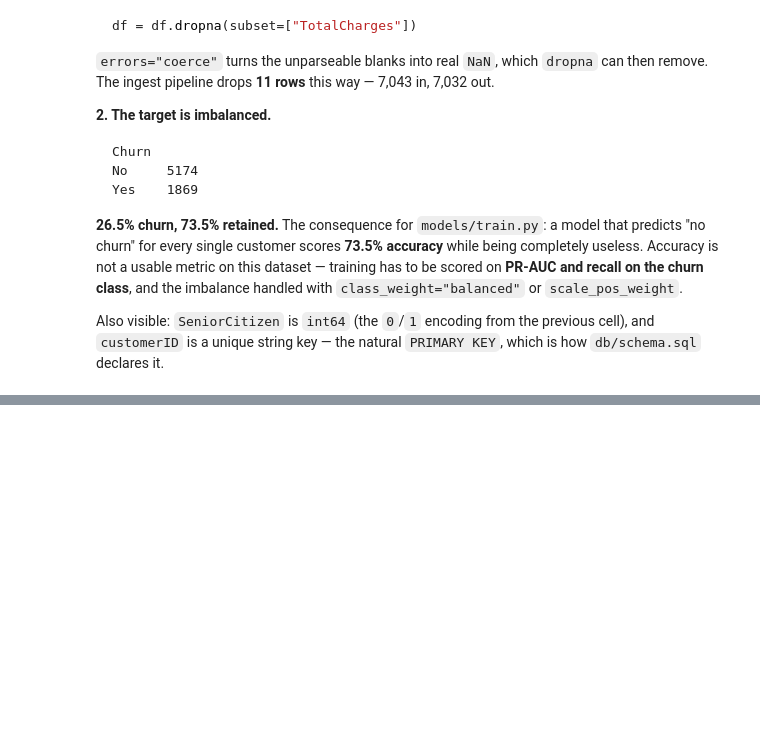
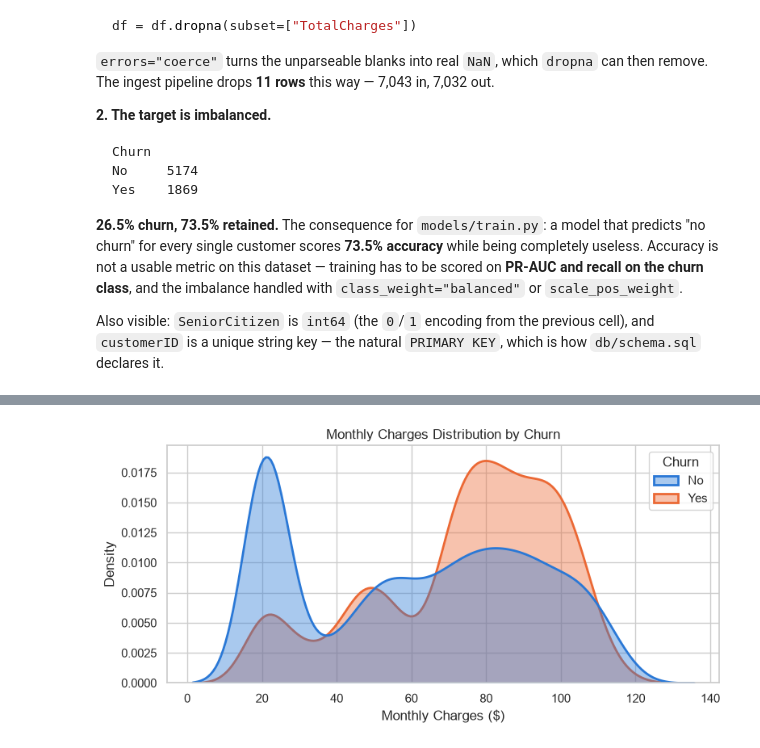
Before and after one commit to LAKWAN194/telco-churn-dashboard, a Jupyter notebook: notebooks/01_eda.ipynb, the cells around one changed output, grey strips where cells are left out. Saved outputs shown, nothing was run; the diff lists cells and outputs as text; code cells hidden in the pictures; blank space fills up the shorter version.

```diff
--- a/notebooks/01_eda.ipynb
+++ b/notebooks/01_eda.ipynb
@@ -282,0 +307,21 @@ cleanup pass — the duplicate output makes the notebook harder to read than it
+# %%
+plt.figure(figsize=(8, 4))
+
+sns.kdeplot(
+    data=df,
+    x="MonthlyCharges",
+    hue="Churn",
+    fill=True,
+    common_norm=False,
+    alpha=0.4,
+    linewidth=2,
+    palette=CHURN_COLORS,
+)
+
+plt.title("Monthly Charges Distribution by Churn")
+plt.xlabel("Monthly Charges ($)")
+plt.ylabel("Density")
+plt.tight_layout()
+plt.show()
+# %% [output]
+[figure, added]
```
Also changed, not shown: parts of 14 cells of this notebook.
